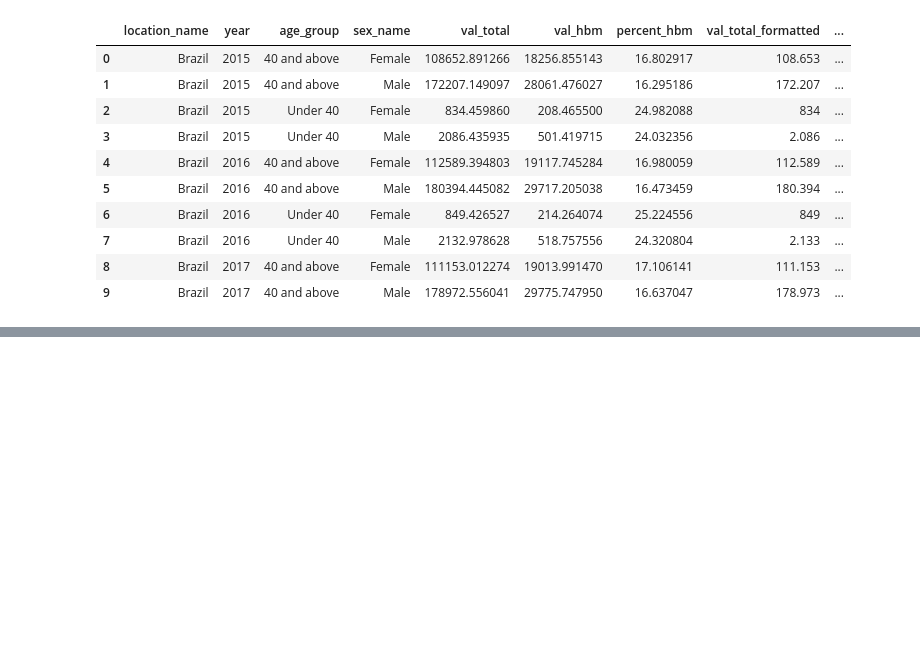
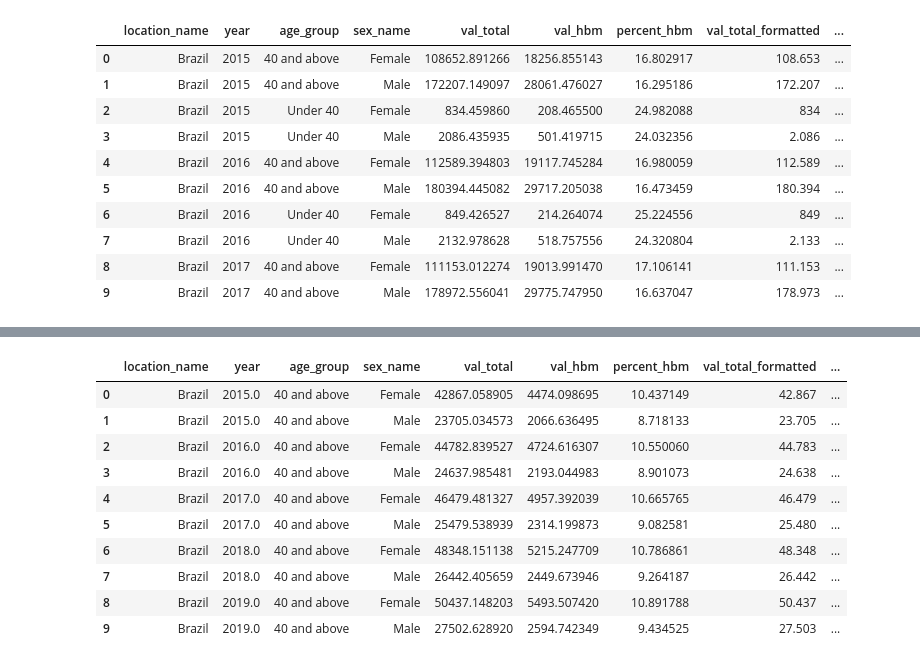
Before and after one commit to brunoramos321/Obesity_impact_analysis, a Jupyter notebook: Merging_Datasets.ipynb, the cells around one changed output, grey strips where cells are left out. Saved outputs shown, nothing was run; the diff lists cells and outputs as text; code cells hidden in the pictures; blank space fills up the shorter version.

```diff
--- a/Merging_Datasets.ipynb
+++ b/Merging_Datasets.ipynb
@@ -371,0 +390,15 @@ df.head(10)
+# %%
+# Get the 2015 baseline per location + age + sex
+baseline_2015 = df_alzheimers_merge[df_alzheimers_merge['year'] == 2015][['location_name', 'age_group', 'sex_name', 'percent_hbm']]
+baseline_2015 = baseline_2015.rename(columns={'percent_hbm': 'percent_hbm_2015'})
+
+# Merge back into the main dataframe
+df_alzheimers_merge = df_alzheimers_merge.merge(baseline_2015, on=['location_name', 'age_group', 'sex_name'], how='left')
+
+# Calculate percent change
+df_alzheimers_merge['percent_change_from_2015'] = (
+    (df_alzheimers_merge['percent_hbm'] - df_alzheimers_merge['percent_hbm_2015']) / df_alzheimers_merge['percent_hbm_2015']
+) * 100
+
+# Overwrite the original file
+df_alzheimers_merge.to_csv("Alzheimers_merged.csv", index=False)
@@ -371,0 +407,14 @@ df.head(10)
+# %%
+df_alzheimers_merge.head(10)
+# %% [output]
+|  | location_name | year | age_group | sex_name | val_total | val_hbm | percent_hbm | val_total_formatted | ... |
+| 0 | Brazil | 2015.0 | 40 and above | Female | 42867.058905 | 4474.098695 | 10.437149 | 42.867 | ... |
+| 1 | Brazil | 2015.0 | 40 and above | Male | 23705.034573 | 2066.636495 | 8.718133 | 23.705 | ... |
+| 2 | Brazil | 2016.0 | 40 and above | Female | 44782.839527 | 4724.616307 | 10.550060 | 44.783 | ... |
+| 3 | Brazil | 2016.0 | 40 and above | Male | 24637.985481 | 2193.044983 | 8.901073 | 24.638 | ... |
+| 4 | Brazil | 2017.0 | 40 and above | Female | 46479.481327 | 4957.392039 | 10.665765 | 46.479 | ... |
+| 5 | Brazil | 2017.0 | 40 and above | Male | 25479.538939 | 2314.199873 | 9.082581 | 25.480 | ... |
+| 6 | Brazil | 2018.0 | 40 and above | Female | 48348.151138 | 5215.247709 | 10.786861 | 48.348 | ... |
+| 7 | Brazil | 2018.0 | 40 and above | Male | 26442.405659 | 2449.673946 | 9.264187 | 26.442 | ... |
+| 8 | Brazil | 2019.0 | 40 and above | Female | 50437.148203 | 5493.507420 | 10.891788 | 50.437 | ... |
+| 9 | Brazil | 2019.0 | 40 and above | Male | 27502.628920 | 2594.742349 | 9.434525 | 27.503 | ... |
```
Also changed, not shown: parts of 32 cells of this notebook, 2 other files.
